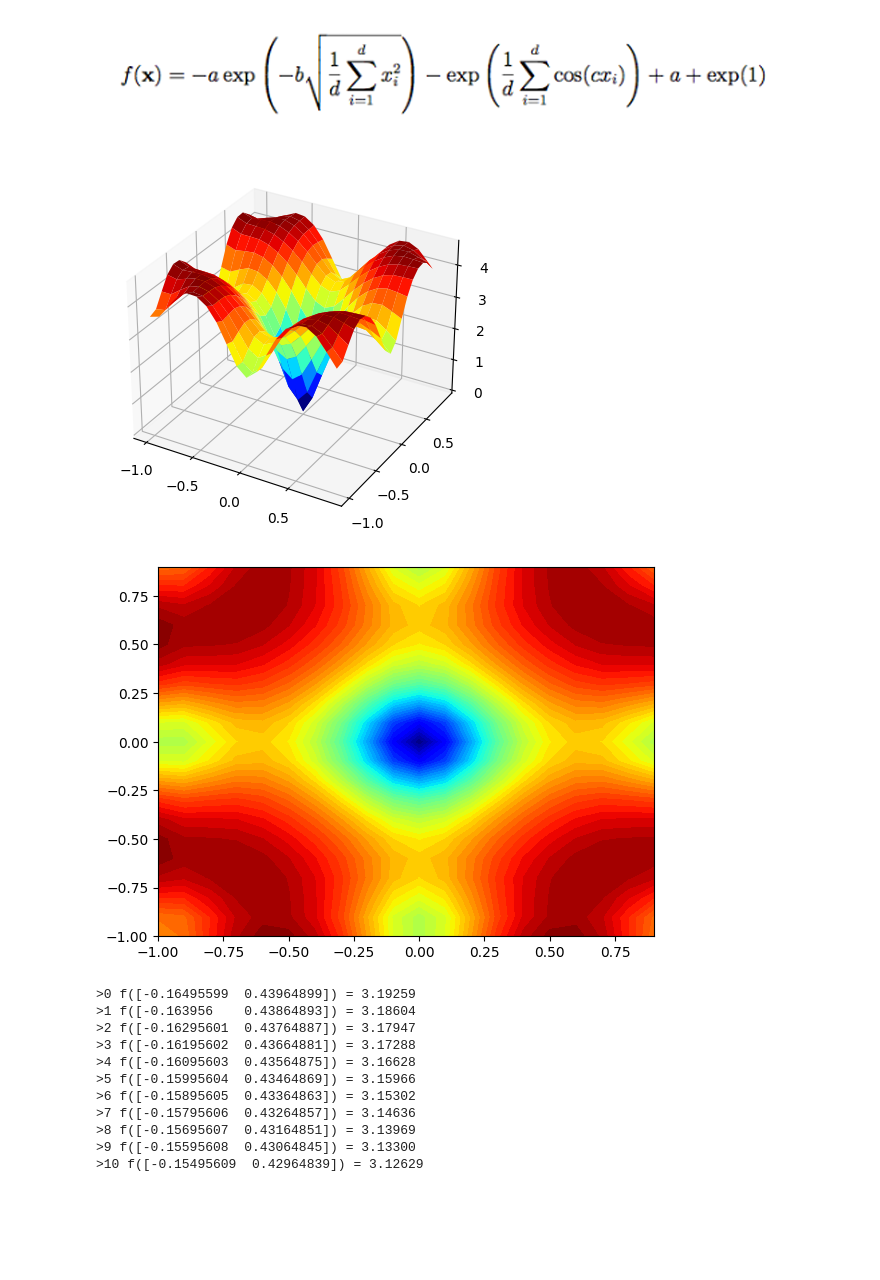
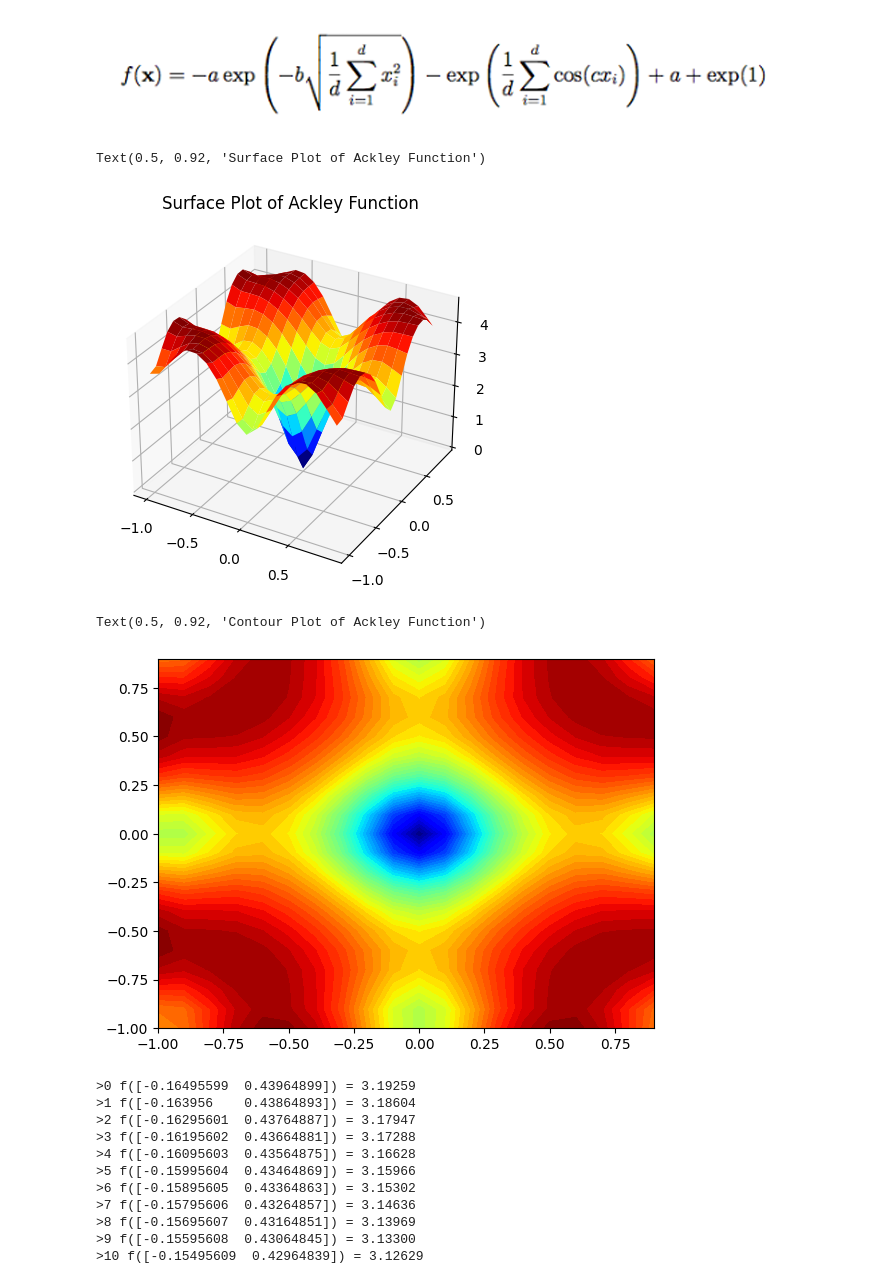
Before and after one commit to ShreyaGarg01/ADAN, a Jupyter notebook: test.ipynb, the cells around one changed output. Saved outputs shown, nothing was run; the diff lists cells and outputs as text; code cells hidden in the pictures; blank space fills up the shorter version.

Commit message:
Plots

```diff
--- a/test.ipynb
+++ b/test.ipynb
@@ -41,35 +42,35 @@ def derivative(x, y):
 # %%
 r_min, r_max = -1.0, 1.0
 # sample input range uniformly at 0.1 increments
 xaxis = arange(r_min, r_max, 0.1)
 yaxis = arange(r_min, r_max, 0.1)
 # create a mesh from the axis
 x, y = meshgrid(xaxis, yaxis)
 # compute targets
 results = objective(x, y)
 # create a surface plot with the jet color scheme
 figure = plt.figure()
-axis = figure.gca(projection='3d')
-axis.plot_surface(x, y, results, cmap='jet')
-# show the plot
-plt.show()
+axis = figure.gca(projection="3d")
+axis.plot_surface(x, y, results, cmap="jet")
+axis.set_title("Surface Plot of Ackley Function")
 # %% [output]
+Text(0.5, 0.92, 'Surface Plot of Ackley Function')
-[figure, old version]
+[figure, new version]
 # %%
 # define range for input
 bounds = asarray([[-1.0, 1.0], [-1.0, 1.0]])
 # sample input range uniformly at 0.1 increments
-xaxis = arange(bounds[0,0], bounds[0,1], 0.1)
-yaxis = arange(bounds[1,0], bounds[1,1], 0.1)
+xaxis = arange(bounds[0, 0], bounds[0, 1], 0.1)
+yaxis = arange(bounds[1, 0], bounds[1, 1], 0.1)
 # create a mesh from the axis
 x, y = meshgrid(xaxis, yaxis)
 # compute targets
 results = objective(x, y)
 # create a filled contour plot with 50 levels and jet color scheme
-plt.contourf(x, y, results, levels=50, cmap='jet')
-# show the plot
-plt.show()
+plt.contourf(x, y, results, levels=50, cmap="jet")
+axis.set_title("Contour Plot of Ackley Function")
 # %% [output]
+Text(0.5, 0.92, 'Contour Plot of Ackley Function')
 [figure]
 # %%
 # gradient descent algorithm with adam
```
Also changed, not shown: parts of 20 cells of this notebook.
